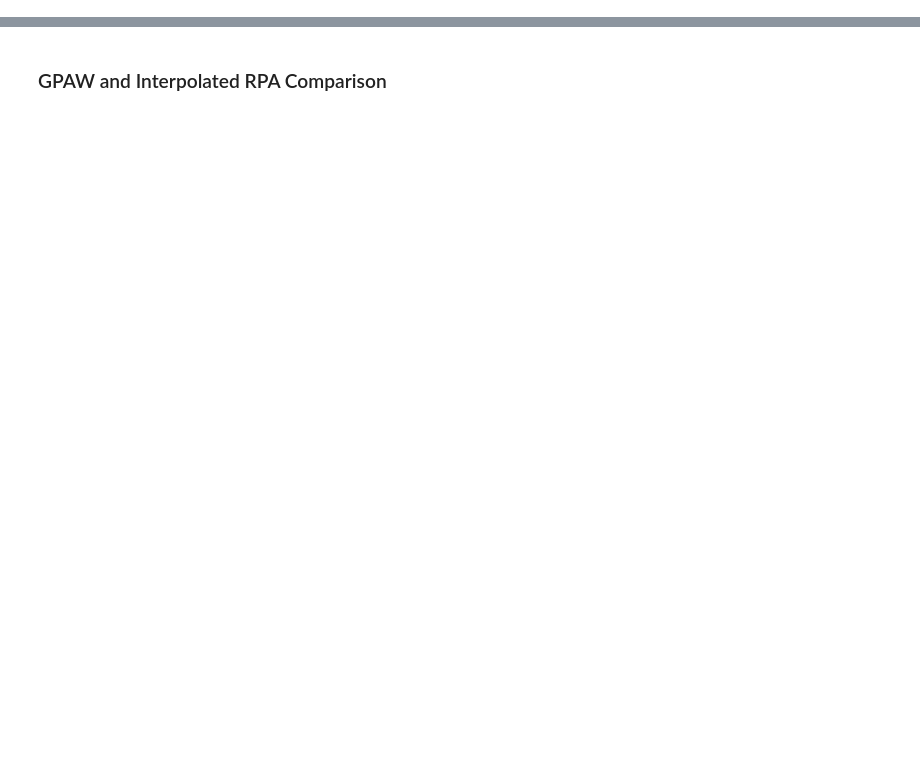
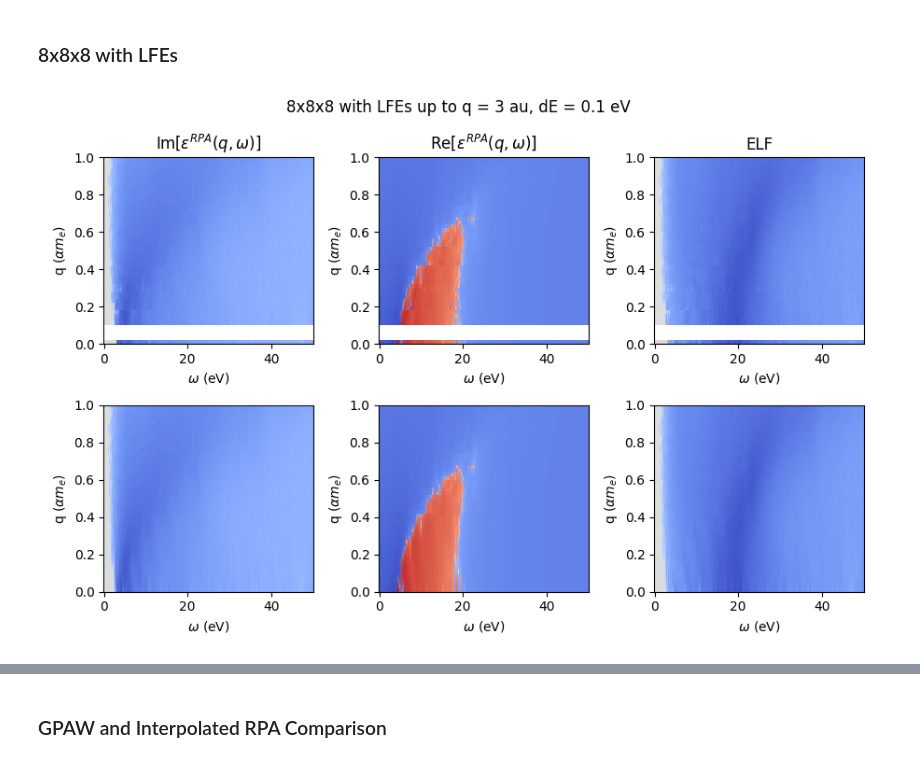
Before and after one commit to meganhott/QCDark2, a Jupyter notebook: plots.ipynb, the cells around one changed output, grey strips where cells are left out. Saved outputs shown, nothing was run; the diff lists cells and outputs as text; code cells hidden in the pictures; blank space fills up the shorter version.

```diff
--- a/plots.ipynb
+++ b/plots.ipynb
@@ -27,0 +42,47 @@ Loaded /home/meganhott/Research/dielectric_pyscf/../DarkELF/darkelf/../data/Si/S
+# %% [markdown]
+### 8x8x8 with LFEs
+# %%
+#dE = 0.1eV
+binned_eps = np.load('test_resources/binned_eps/cc-pvtz_pbe_8_bg1.10_3q_50E_lfe.npy')
+bin_centers = gen_bin_centers(q_max=3)
+eps_lfe = epsilon_r(bin_centers, binned_eps)
+lfe_elf = elf(eps_lfe)
+
+binned_eps_interp = interp_eps(bin_centers, binned_eps)
+eps_lfe_interp = epsilon_r(bin_centers, binned_eps_interp)
+lfe_interp_elf = elf(eps_lfe_interp)
+
+q= np.arange(0.01,3.03,0.02) #alpha me
+E = np.arange(0,50.1,0.1) #eV
+
+c = 'coolwarm_r'
+th = 1e-4
+re_min = np.min(np.real(eps_lfe_interp))
+re_max = np.max(np.real(eps_lfe_interp))
+im_max = np.max(np.imag(eps_lfe_interp))
+elf_max = np.max(lfe_interp_elf)
+re_max = max(-1*re_min, re_max)
+
+fig, ax = plt.subplots(2,3, figsize=(9,6))
+
+im0 = ax[(0,0)].pcolormesh(E, q, np.imag(eps_lfe), cmap=c, norm=matplotlib.colors.SymLogNorm(th, vmin=-im_max, vmax=im_max))
+im1 = ax[(0,1)].pcolormesh(E, q, np.real(eps_lfe), cmap=c, norm=matplotlib.colors.SymLogNorm(th, vmin=-re_max, vmax=re_max))
+im1 = ax[(0,2)].pcolormesh(E, q, lfe_elf, cmap=c, norm=matplotlib.colors.SymLogNorm(th, vmin=-elf_max, vmax=elf_max))
+im0 = ax[(1,0)].pcolormesh(E, q, np.imag(eps_lfe_interp), cmap=c, norm=matplotlib.colors.SymLogNorm(th, vmin=-im_max, vmax=im_max))
+im1 = ax[(1,1)].pcolormesh(E, q, np.real(eps_lfe_interp), cmap=c, norm=matplotlib.colors.SymLogNorm(th, vmin=-re_max, vmax=re_max))
+im1 = ax[(1,2)].pcolormesh(E, q, lfe_interp_elf, cmap=c, norm=matplotlib.colors.SymLogNorm(th, vmin=-elf_max, vmax=elf_max))
+
+ax[(0,0)].set_title(r'Im[$\epsilon^{RPA}(q, \omega)$]')
+ax[(0,1)].set_title(r'Re[$\epsilon^{RPA}(q, \omega)$]')
+ax[(0,2)].set_title(r'ELF')
+
+for i in [0,1]:
+    for j in [0,1,2]:
+        #ax[i].set_ylim([0,1])
+        ax[(i,j)].set_xlabel(r'$\omega$ (eV)')
+        ax[(i,j)].set_ylabel(r'q ($\alpha m_e$)')
+        ax[(i,j)].set_ylim((0,1))
+fig.suptitle('8x8x8 with LFEs up to q = 3 au, dE = 0.1 eV')
+plt.tight_layout()
+# %% [output]
+[figure, added]
```
Also changed, not shown: parts of 21 cells of this notebook.
